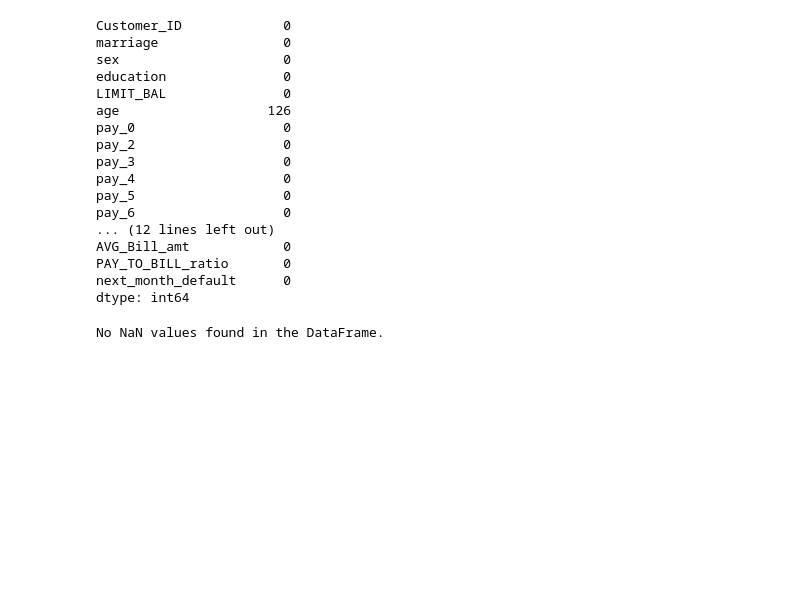
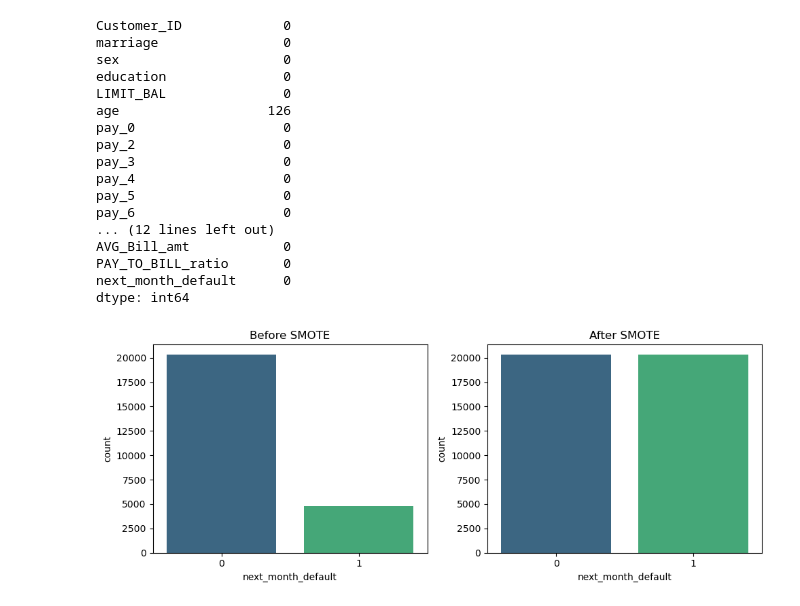
Before and after one commit to akshitmanocha/Credit-Card-Fraud-Detection, a Jupyter notebook: Feature Engineering and Model.ipynb, the cells around one changed output. Cells and saved outputs as stored; diff of their text form; code cells hidden in the pictures; blank space fills up the shorter version.

```diff
--- a/Feature Engineering and Model.ipynb
+++ b/Feature Engineering and Model.ipynb
@@ -114,20 +117,29 @@ def credit_card_feature_engineering(df):
 
 
 df_fe = credit_card_feature_engineering(df)
-# %%
-# check for nan values
-def check_nan(df):
-    nan_counts = df.isna().sum()
-    nan_counts = nan_counts[nan_counts > 0]
-    if not nan_counts.empty:
-        print("Columns with NaN values:")
-        print(nan_counts)
-    else:
-        print("No NaN values found in the DataFrame.")
-
-check_nan(df_fe)
-# %% [output]
-No NaN values found in the DataFrame.
+# %%
+from imblearn.over_sampling import SMOTE
+import seaborn as sns
+import matplotlib.pyplot as plt
+X = df_fe.drop(columns=['next_month_default'])
+y = df_fe['next_month_default']
+
+scaler = StandardScaler()
+X = scaler.fit_transform(X)
+
+
+smote = SMOTE()
+X_smote, y_smote= smote.fit_resample(X, y)
+
+# Plot before and after
+fig, axs = plt.subplots(1, 2, figsize=(10, 4))
+for ax, y, title in zip(axs, [y, y_smote], ['Before SMOTE', 'After SMOTE']):
+    sns.countplot(x=y, ax=ax, palette='viridis')
+    ax.set_title(title)
+plt.tight_layout()
+plt.show()
+# %% [output]
+[figure, added]
 # %%
 features = df_fe.drop(columns='next_month_default').columns
 n_cols = 3
```
Also changed, not shown: parts of 13 cells of this notebook, 4 other files.
